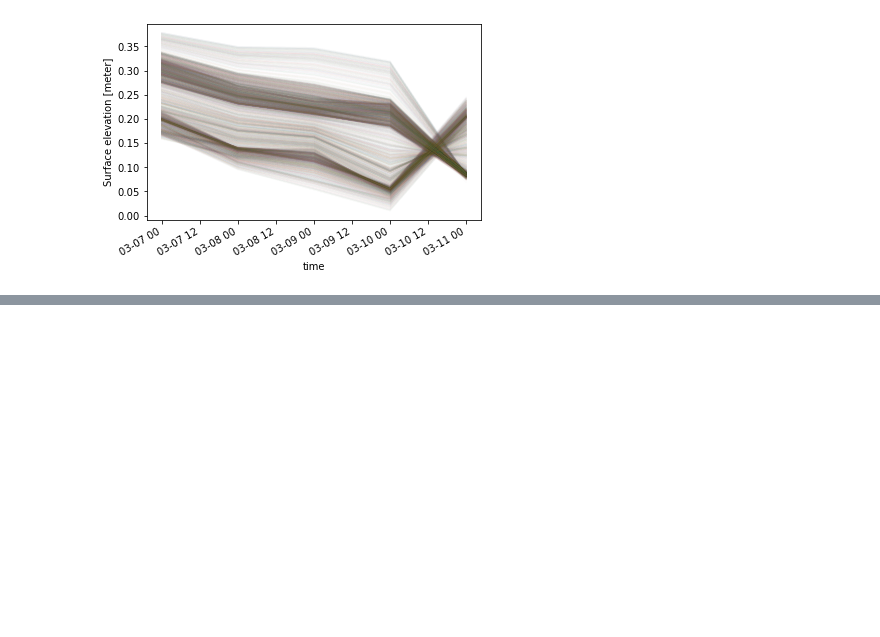
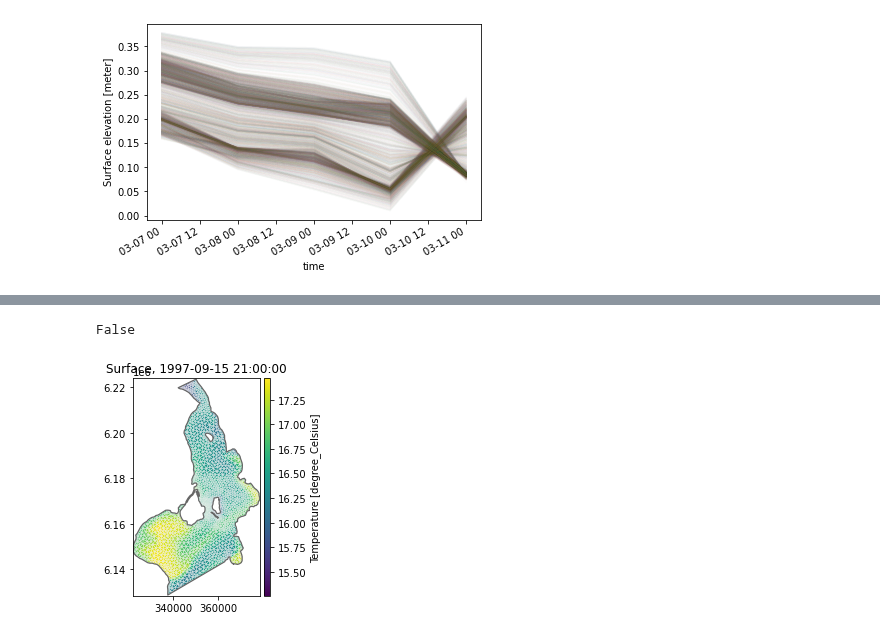
Before and after one commit to DHI/mikeio, a Jupyter notebook: notebooks/DataArray - Dfsu plotting.ipynb, the cells around one changed output, grey strips where cells are left out. Cells and saved outputs as stored; diff of their text form; code cells hidden in the pictures; blank space fills up the shorter version.

Commit message:
dfsu3d plotting

```diff
--- a/notebooks/DataArray - Dfsu plotting.ipynb
+++ b/notebooks/DataArray - Dfsu plotting.ipynb
@@ -80,0 +83,4 @@ da.plot.line(alpha=0.01);
+# %%
+fn = "../tests/testdata/oresund_sigma_z.dfsu"
+dfs = mikeio.open(fn)
+dfs
@@ -80,0 +122,3 @@ da.plot.line(alpha=0.01);
+# %%
+ds = dfs.read()
+ds
@@ -80,0 +133,8 @@ da.plot.line(alpha=0.01);
+# %%
+ds.geometry.is_2d
+# %% [output]
+False
+# %%
+ds[1].plot();
+# %% [output]
+[figure, added]
```
Also changed, not shown: parts of 8 cells of this notebook.
